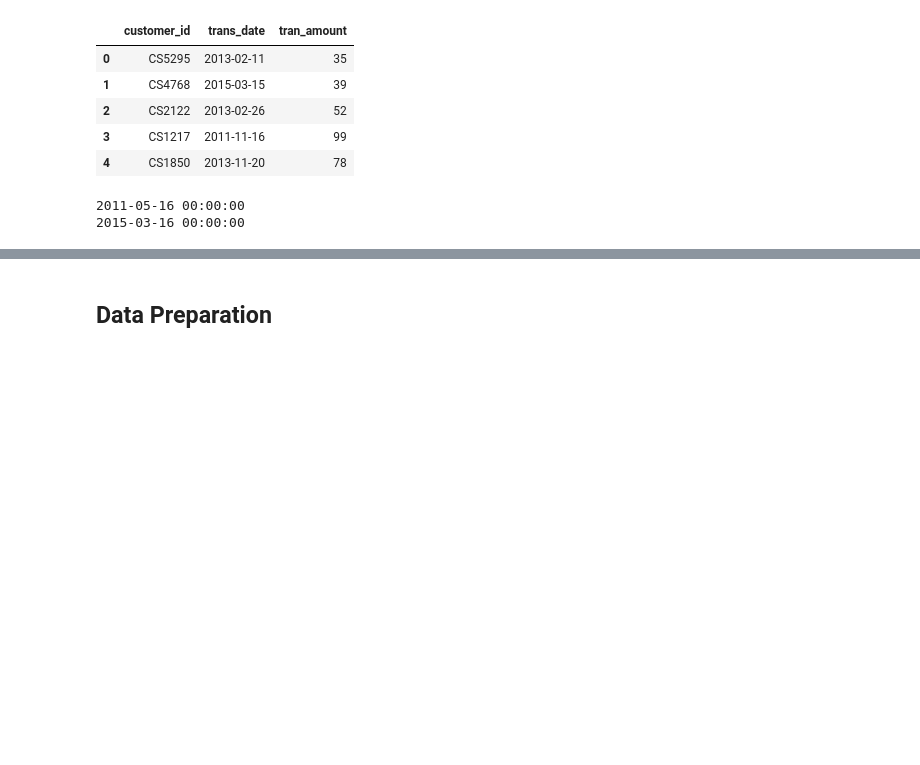
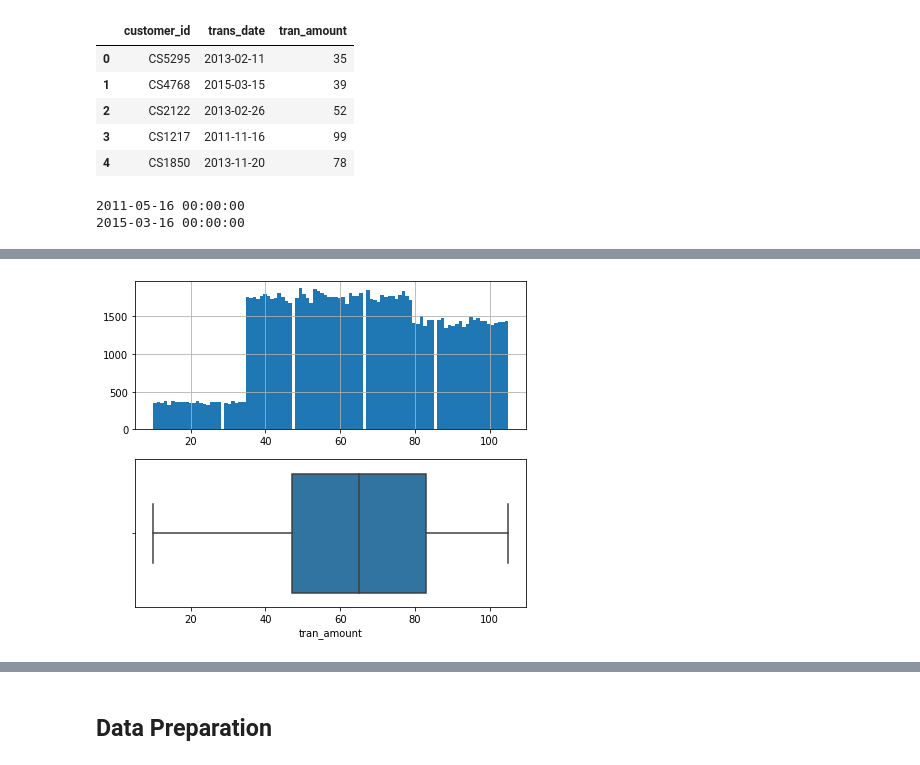
Before and after one commit to PisutSukpool/CRM-Analytics, a Jupyter notebook: Homework 08/Campaign Response Model - XGBoost Tuning.ipynb, the cells around one changed output, grey strips where cells are left out. Saved outputs shown, nothing was run; the diff lists cells and outputs as text; code cells hidden in the pictures; blank space fills up the shorter version.

```diff
--- a/Homework 08/Campaign Response Model - XGBoost Tuning.ipynb
+++ b/Homework 08/Campaign Response Model - XGBoost Tuning.ipynb
@@ -92,0 +107,6 @@ print(df_transactions['trans_date'].max())
+# %%
+fig, axes = plt.subplots(2,1, figsize=(7,6))
+df_transactions['tran_amount'].hist(bins=100, ax=axes[0])
+sns.boxplot(data=df_transactions, x='tran_amount', ax=axes[1]);
+# %% [output]
+[figure, added]
```
Also changed, not shown: parts of 5 cells of this notebook.
